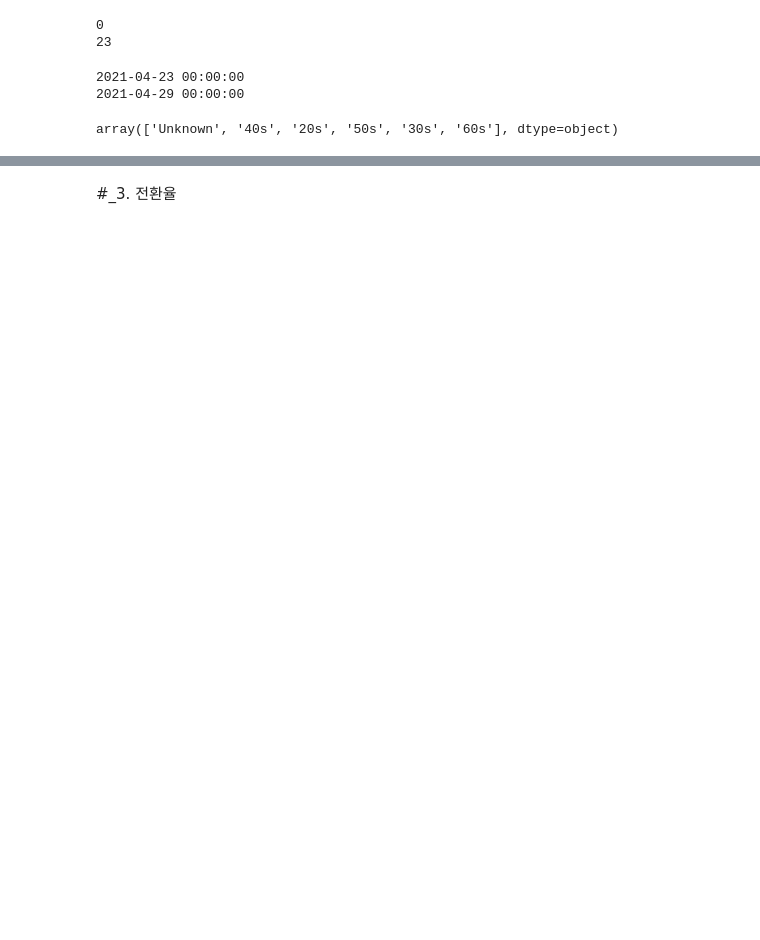
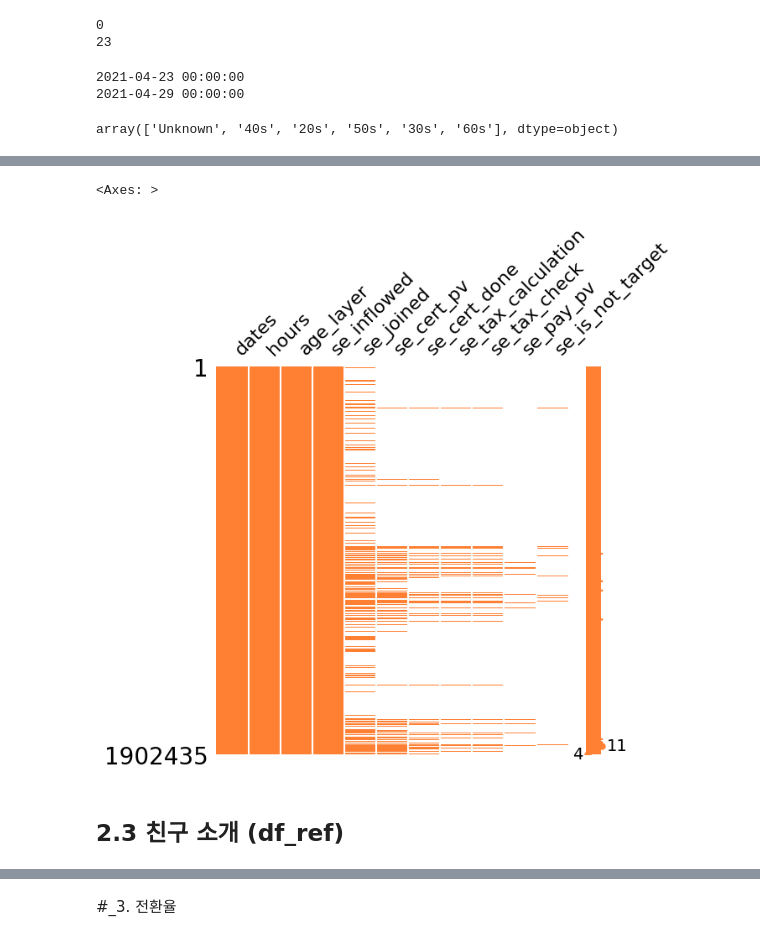
Before and after one commit to Nayoung-young/prj-funnel-analysis, a Jupyter notebook: user_funnel_analysis.ipynb, the cells around one changed output, grey strips where cells are left out. Saved outputs shown, nothing was run; the diff lists cells and outputs as text; code cells hidden in the pictures; blank space fills up the shorter version.

Commit message:
feat(data scheme): separating columns - category, signup, ref (#1)(2023-07-05)

```diff
--- a/user_funnel_analysis.ipynb
+++ b/user_funnel_analysis.ipynb
@@ -82,0 +136,2 @@ array(['Unknown', '40s', '20s', '50s', '30s', '60s'], dtype=object)
+# %%
+df_base['basic'] = 1
@@ -82,0 +140,3 @@ array(['Unknown', '40s', '20s', '50s', '30s', '60s'], dtype=object)
+# %%
+signup = df_base.columns.tolist()[3:11]
+signup
@@ -82,0 +152,5 @@ array(['Unknown', '40s', '20s', '50s', '30s', '60s'], dtype=object)
+# %%
+signup_v1 = category + signup
+# %%
+df_signup = df_base[signup_v1]
+df_signup.head()
@@ -82,0 +201,9 @@ array(['Unknown', '40s', '20s', '50s', '30s', '60s'], dtype=object)
+# %%
+import missingno as msno
+
+msno.matrix(df = df_signup.iloc[:, :], figsize=(6, 6), color = (1, 0.5, 0.2))
+# %% [output]
+<Axes: >
+[figure, added]
+# %% [markdown]
+## 2.3 친구 소개 (df_ref)
```
Also changed, not shown: parts of 22 cells of this notebook.
